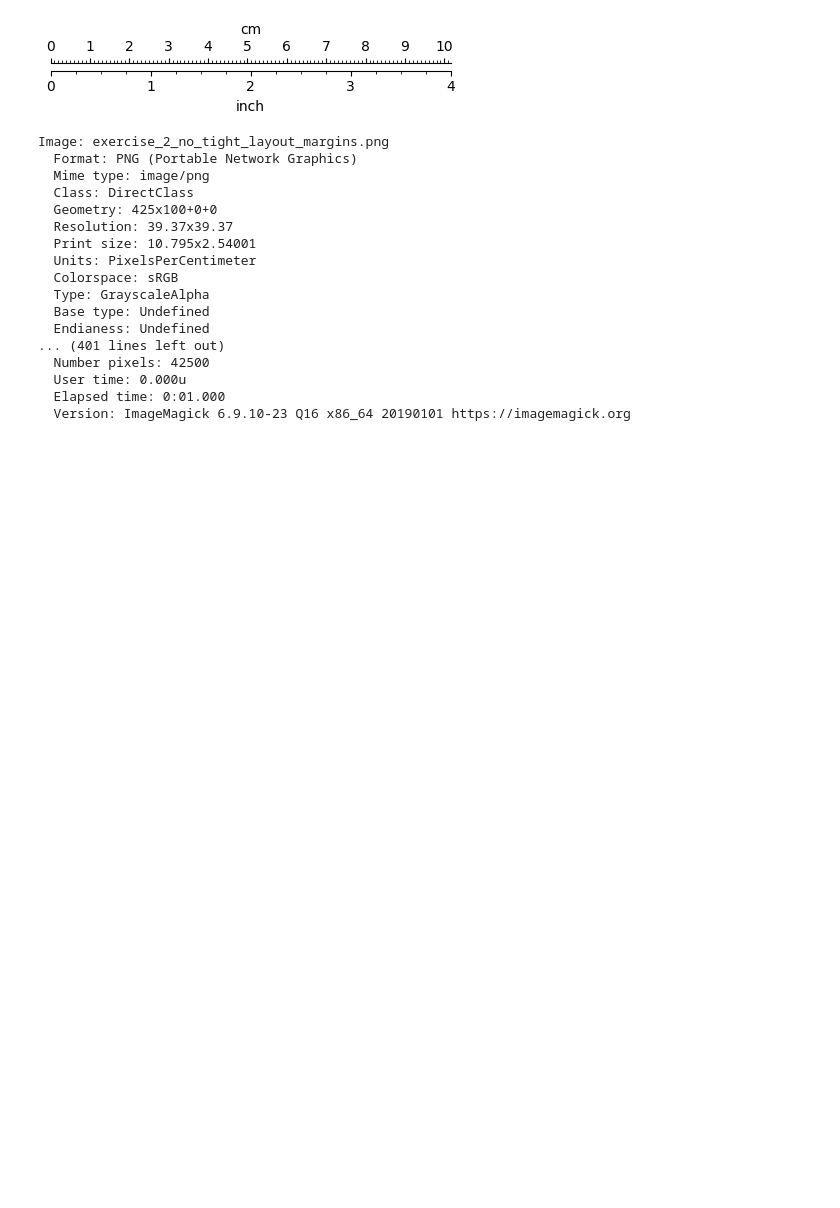
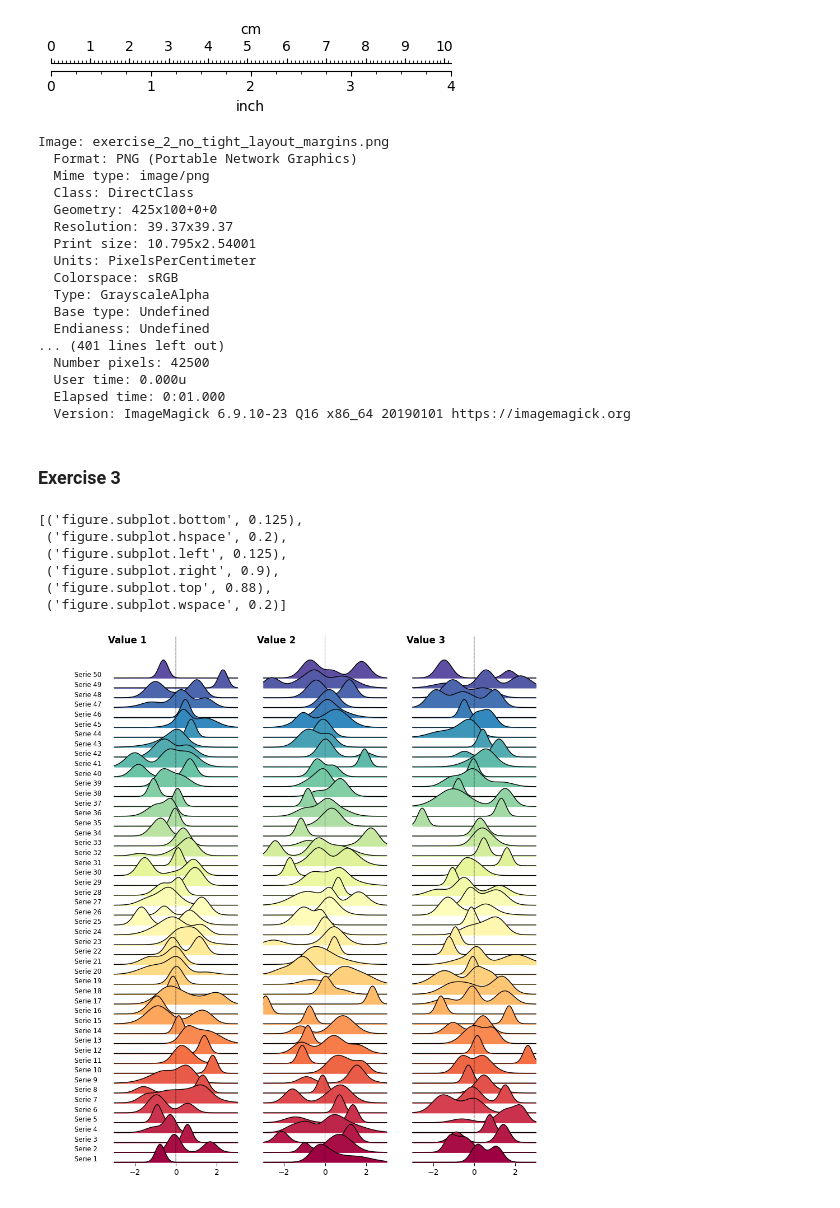
Before and after one commit to labdmitriy/sci-viz-book, a Jupyter notebook: notebooks/01-anatomy/exercises.ipynb, the cells around one changed output. Cells and saved outputs as stored; diff of their text form; code cells hidden in the pictures; blank space fills up the shorter version.

Commit message:
Add Exercise 3 (Chapter 1)

```diff
--- a/notebooks/01-anatomy/exercises.ipynb
+++ b/notebooks/01-anatomy/exercises.ipynb
@@ -209,3 +210,30 @@ Image: exercise_2_no_tight_layout_margins.png
   User time: 0.000u
   Elapsed time: 0:01.000
   Version: ImageMagick 6.9.10-23 Q16 x86_64 20190101 https://imagemagick.org
+# %% [markdown]
+### Exercise 3
+# %%
+def curve():
+    n = np.random.randint(1,5)
+    centers = np.random.normal(0.0,1.0,n)
+    widths = np.random.uniform(5.0,50.0,n)
+    widths = 10*widths/widths.sum()
+    scales = np.random.uniform(0.1,1.0,n)
+    scales /= scales.sum()
+    X = np.zeros(500)
+    x = np.linspace(-3,3,len(X))
+
+    for center, width, scale in zip(centers, widths, scales):
+        X = X + scale*np.exp(- (x-center)*(x-center)*width)
+
+    return X
+# %%
+default_subplot_spacing = [(param, value) for param, value in plt.rcParams.items() if param.startswith('figure.subplot.')]
+default_subplot_spacing
+# %% [output]
+[('figure.subplot.bottom', 0.125),
+ ('figure.subplot.hspace', 0.2),
+ ('figure.subplot.left', 0.125),
+ ('figure.subplot.right', 0.9),
+ ('figure.subplot.top', 0.88),
+ ('figure.subplot.wspace', 0.2)]
@@ -211,0 +242,51 @@ Image: exercise_2_no_tight_layout_margins.png
+# %%
+RANDOM_STATE = 25
+np.random.seed(RANDOM_STATE)
+rows = 50
+cols = 3
+
+fig, axs = plt.subplots(rows, cols, figsize=(10, rows*0.2), subplot_kw={'yticks': []})
+plt.subplots_adjust(top=0.95, bottom=0.05, hspace=-0.5, wspace=0.1)
+
+row_names = [f'Serie {serie}' for serie in range(rows, 0, -1)]
+col_names = [f'Value {value}' for value in range(1, cols + 1)]
+
+for ax, name in zip(axs[:, 0], row_names):
+    ax.set_ylabel(name, rotation=0, fontsize='small', loc='bottom', labelpad=40)
+
+for ax, name in zip(axs[0], col_names):
+    ax.set_title(name, fontsize='large', fontweight='bold', loc='left', pad=20)
+
+c = 0
+colors = (1. - c) * plt.get_cmap('Spectral')(np.linspace(0, 1, rows)) + c * np.ones((rows, 4))
+colors = colors[::-1]
+
+for idx in range(rows * cols):
+    i = idx // cols
+    j = idx % cols
+
+    ax = axs[i][j]
+    ax.set_facecolor('none')
+    ax.spines[['left', 'top', 'right', 'bottom']].set_visible(False)
+
+    if i != rows - 1:
+        ax.get_xaxis().set_visible(False)
+
+    y = curve()
+    x = np.linspace(-3, 3, y.size)
+    ax.plot(x, y, color='k', linewidth=1)
+    ax.fill_between(x, y, color=colors[i])
+    ax.set_zorder(i)
+
+for col_idx in range(cols):
+    coords = axs[0][col_idx].get_position()
+    zero_x_coords = (coords.x1 + coords.x0) / 2
+    conn = ConnectionPatch(xyA=(zero_x_coords, 0.99), xyB=(0, 0),
+                           coordsA='figure fraction', coordsB='data',
+                           axesA=axs[0, col_idx], axesB=axs[rows-1, col_idx],
+                           zorder=rows, linewidth=0.5, linestyle=(0, (8, 2)), color='k')
+    fig.add_artist(conn)
+
+plt.show()
+# %% [output]
+[figure, added]
```
Also changed, not shown: parts of 2 cells of this notebook, 2 other files.
